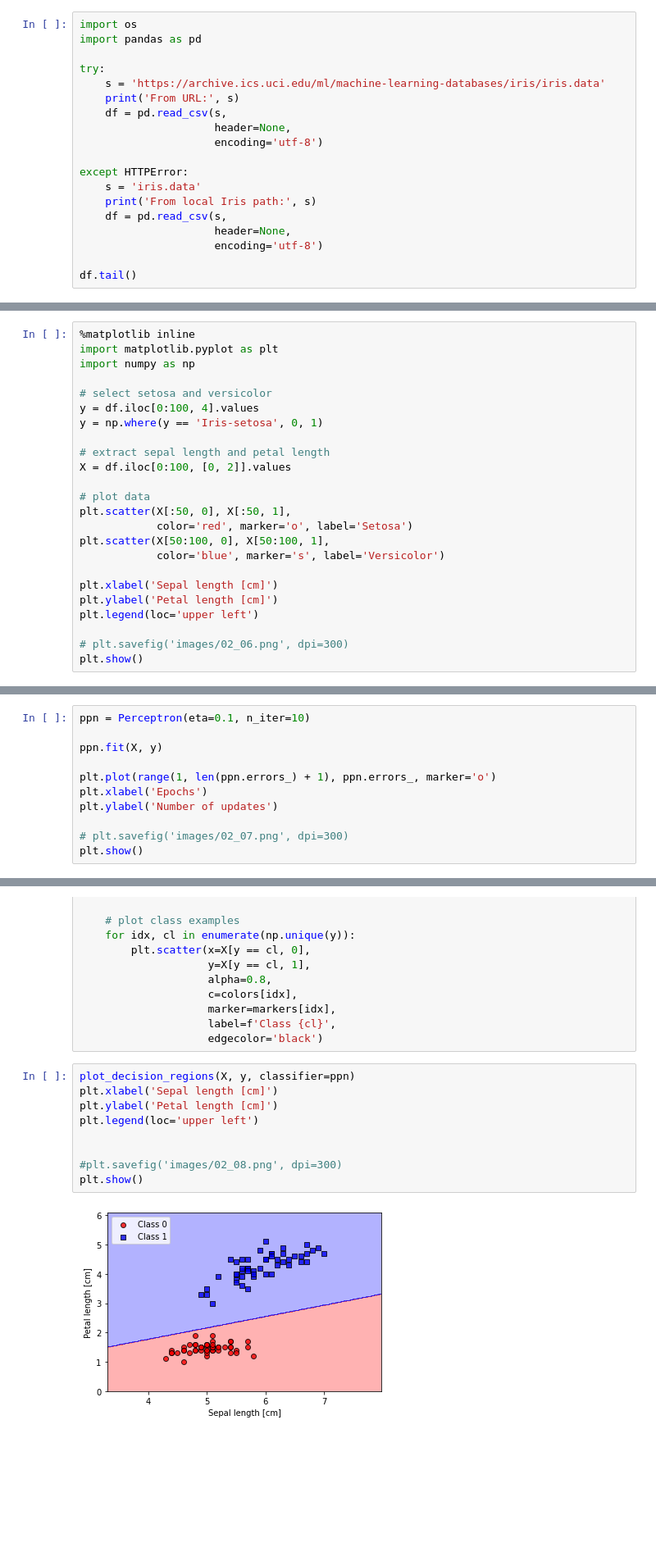
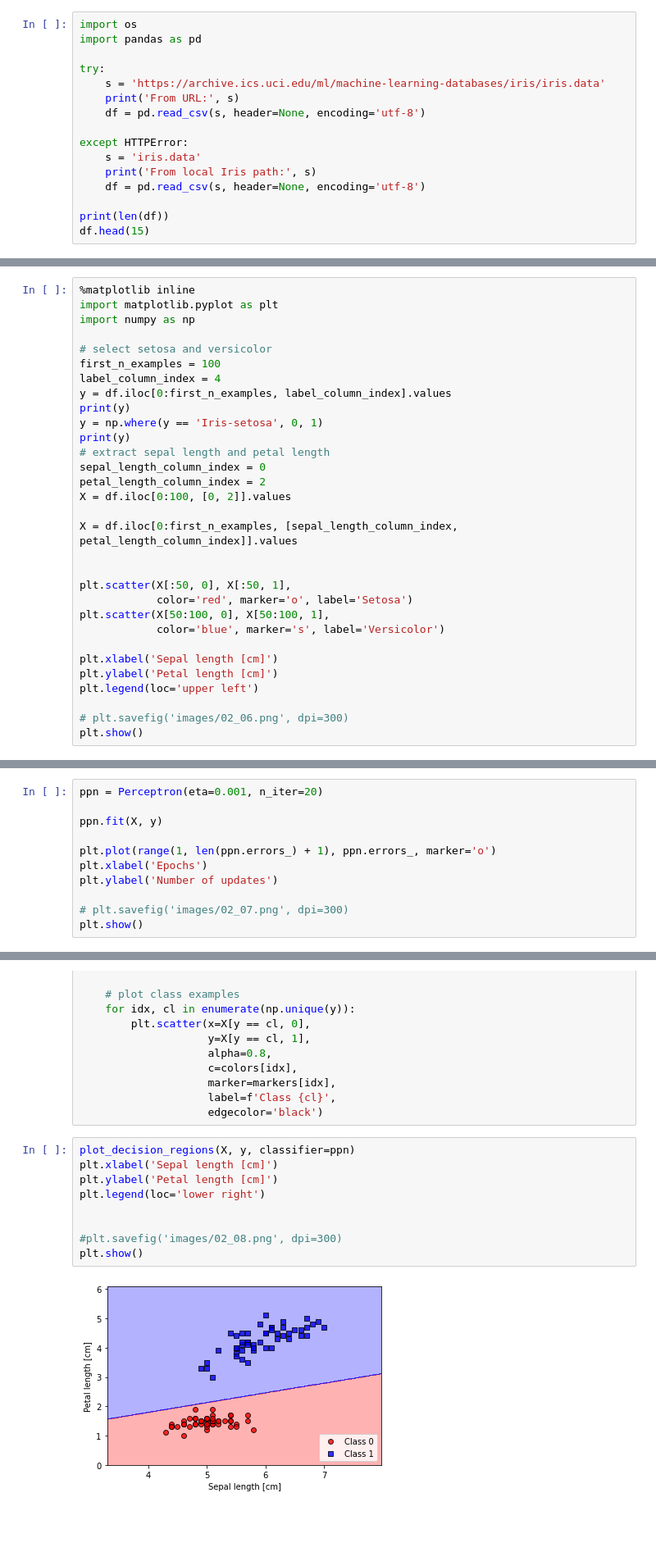
Before and after one commit to jquach12/machine-learning-book, a Jupyter notebook: ch02/ch02-jq.ipynb, the cells around one changed output, grey strips where cells are left out. Shown at 82% size. Saved outputs shown, nothing was run; the diff lists cells and outputs as text; blank space fills up the shorter version.

Commit message:
added perceptron stuff

```diff
--- a/ch02/ch02-jq.ipynb
+++ b/ch02/ch02-jq.ipynb
@@ -176,17 +193,14 @@ import pandas as pd
 try:
     s = 'https://archive.ics.uci.edu/ml/machine-learning-databases/iris/iris.data'
     print('From URL:', s)
-    df = pd.read_csv(s,
-                     header=None,
-                     encoding='utf-8')
+    df = pd.read_csv(s, header=None, encoding='utf-8')
 
 except HTTPError:
     s = 'iris.data'
     print('From local Iris path:', s)
-    df = pd.read_csv(s,
-                     header=None,
-                     encoding='utf-8')
+    df = pd.read_csv(s, header=None, encoding='utf-8')
 
-df.tail()
+print(len(df))
+df.head(15)
 # %% [output]
 From URL: https://archive.ics.uci.edu/ml/machine-learning-databases/iris/iris.data
@@ -207,13 +232,20 @@ import matplotlib.pyplot as plt
 import numpy as np
 
 # select setosa and versicolor
-y = df.iloc[0:100, 4].values
+first_n_examples = 100
+label_column_index = 4
+y = df.iloc[0:first_n_examples, label_column_index].values
+print(y)
 y = np.where(y == 'Iris-setosa', 0, 1)
-
+print(y)
 # extract sepal length and petal length
+sepal_length_column_index = 0
+petal_length_column_index = 2
 X = df.iloc[0:100, [0, 2]].values
 
-# plot data
+X = df.iloc[0:first_n_examples, [sepal_length_column_index, petal_length_column_index]].values
+
+
 plt.scatter(X[:50, 0], X[:50, 1],
             color='red', marker='o', label='Setosa')
 plt.scatter(X[50:100, 0], X[50:100, 1],
@@ -233,7 +282,7 @@ plt.show()
 # %% [markdown]
 ### Training the perceptron model
 # %%
-ppn = Perceptron(eta=0.1, n_iter=10)
+ppn = Perceptron(eta=0.001, n_iter=20)
 
 ppn.fit(X, y)
 
@@ -284,14 +339,14 @@ def plot_decision_regions(X, y, classifier, resolution=0.02):
 # %%
 plot_decision_regions(X, y, classifier=ppn)
 plt.xlabel('Sepal length [cm]')
 plt.ylabel('Petal length [cm]')
-plt.legend(loc='upper left')
+plt.legend(loc='lower right')
 
 
 #plt.savefig('images/02_08.png', dpi=300)
 plt.show()
 # %% [output]
-[figure, old version]
+[figure, new version]
 # %% [markdown]
 <br>
 <br>
```
Also changed, not shown: parts of 15 cells of this notebook.
